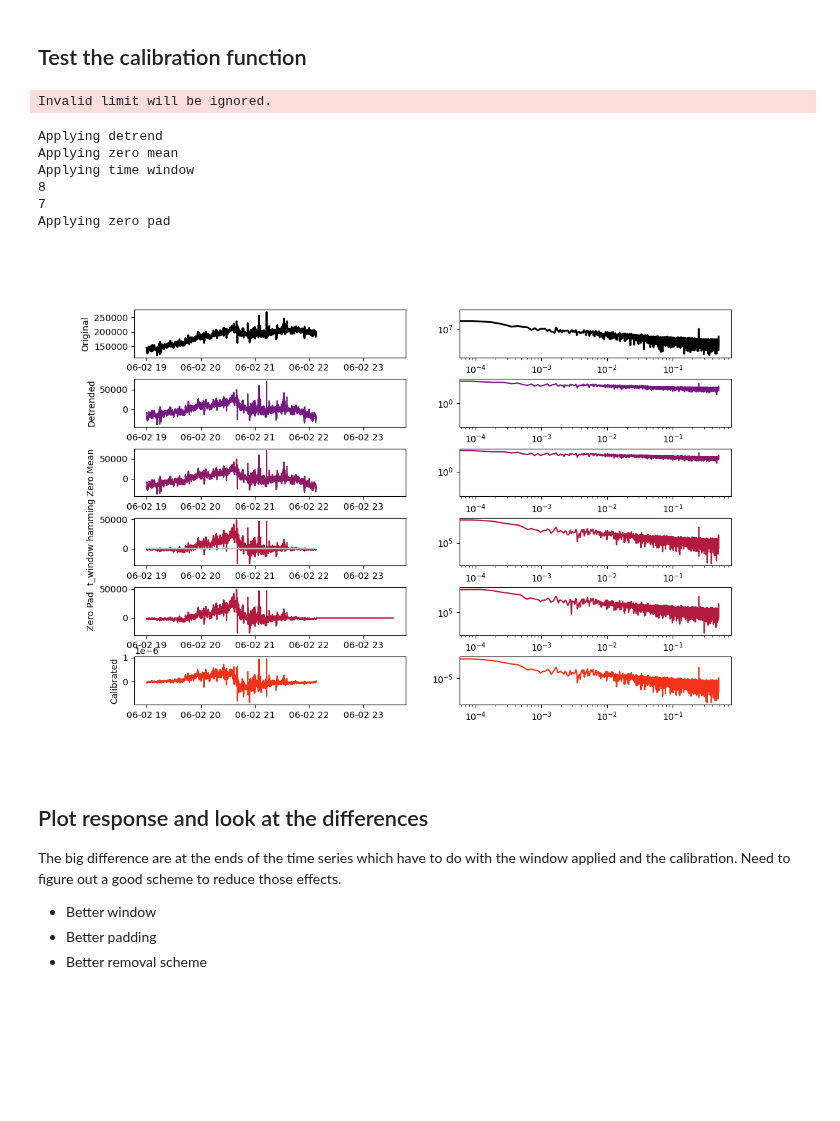
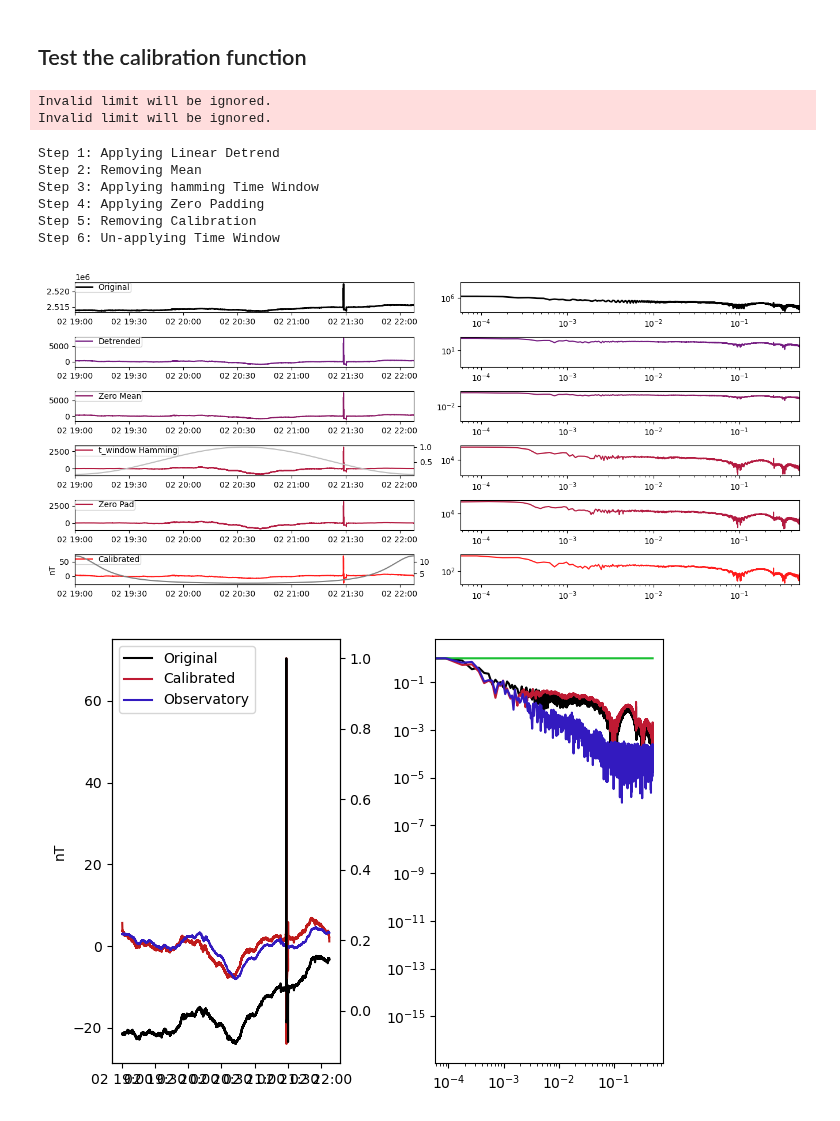
Before and after one commit to kujaku11/mth5, a Jupyter notebook: docs/examples/notebooks/remove_instrument_response_example.ipynb, the cells around one changed output. Drawn from its saved outputs; the diff is of its cells as text; code cells hidden in the pictures; blank space fills up the shorter version.

```diff
--- a/docs/examples/notebooks/remove_instrument_response_example.ipynb
+++ b/docs/examples/notebooks/remove_instrument_response_example.ipynb
@@ -34,7 +41,7 @@ Here we will get an EX channel, it will return a `channel_dataset` object.
 
 Change `ex` to `hx` to look at the magnetic channels
 # %%
-ex = m.get_channel("CAS04", "a", "ex", survey="CONUS_South")
+ex = m.get_channel("CAS04", "a", "hx", survey="CONUS_South")
 # %%
 ex
 # %% [output]
@@ -372,13 +431,65 @@ def remove_instrument_response(channel_obj, pad=False, zero_mean=True, detrend=F
 # %% [markdown]
 ## Test the calibration function
 # %%
-calibrated_ex = remove_instrument_response(exts, zero_mean=True, detrend=True, pad=True, t_window="hamming", t_window_params={}, plot=True)
+calibrated_ex = remove_instrument_response(
+    exts,
+    zero_mean=True,
+    detrend=True,
+    pad=True,
+    t_window="hamming",
+    t_window_params={},
+    #f_window="tukey",
+    #f_window_params={"alpha":.1},
+    #bandpass={"low": .0001, "high": .4, "order":2},
+    plot=True)
+
+# plot normalized version of original and calibrated
+fig = plt.figure(2)
+fig.clf()
+ax_original = fig.add_subplot(1, 2, 1)
+original_ts = exts.ts.copy()
+original_ts = original_ts - original_ts.mean()
+original_ts = original_ts / original_ts.max()
+frn_ts = np.array(frn_json["values"][0]["values"], dtype=float)
+frn_ts = signal.detrend(frn_ts, type="linear")
+frn_ts = frn_ts - frn_ts.mean()
+#frn_ts = frn_ts / frn_ts.max()
+l1, = ax_original.twinx().plot(exts._ts.time, original_ts, color=(0, 0, 0))
+l2, = ax_original.plot(exts._ts.time, calibrated_ex, color=(.75, .1, .1))
+l3, = ax_original.plot(np.array(frn_json["times"], dtype=np.datetime64), frn_ts, color=(.2, .1, .75))
+ax_original.set_ylabel("nT")
+
+
+ax_original_fft = fig.add_subplot(1, 2, 2)
+f = np.fft.rfftfreq(original_ts.size, d=1)
+original_fft = abs(np.fft.rfft(original_ts))
+calibrated = abs(np.fft.rfft(calibrated_ex))
+response = abs(exts.channel_response_filter.complex_response(f))[::-1]
+response[-1] = response[-2]
+frn_spectra = abs(np.fft.rfft(frn_ts))
+f_frn = np.fft.rfftfreq(frn_ts.size, d=1)
+l1, = ax_original_fft.loglog(f, original_fft / original_fft.max(), color=(0, 0, 0))
+l2, = ax_original_fft.loglog(f, calibrated / calibrated.max(), color=(.75, .1, .2))
+l3, = ax_original_fft.loglog(f, response / response.max(), color=(.1, .75, .2))
+l4, = ax_original_fft.loglog(f_frn, frn_spectra / frn_spectra.max(), color=(.2, .1, .75))
+
+ax_original.legend([l1, l2, l4], ["Original", "Calibrated", "Observatory"], ncol=1, loc="upper left")
+
+fig.canvas.toolbar_visible = True
+fig.canvas.header_visible = True
+fig.canvas.resizable = True
+
+fig.tight_layout()
+
+plt.show()
 # %% [output]
 Invalid limit will be ignored.
+Invalid limit will be ignored.
-Applying detrend
-Applying zero mean
-Applying time window
-8
-7
-Applying zero pad
+Step 1: Applying Linear Detrend
+Step 2: Removing Mean
+Step 3: Applying hamming Time Window
+Step 4: Applying Zero Padding
+Step 5: Removing Calibration
+Step 6: Un-applying Time Window
-[figure, old version]
+[figure, new version]
+[figure, added]
@@ -388,8 +495,0 @@ bp_calibrated_ts = butter_bandpass_filter(calibrated_ex, .0001, .35, exts.sample
-# %% [markdown]
-## Plot response and look at the differences
-
-The big difference are at the ends of the time series which have to do with the window applied and the calibration.  Need to figure out a good scheme to reduce those effects.
-
-- Better window
-- Better padding
-- Better removal scheme
```
Also changed, not shown: parts of 22 cells of this notebook.
